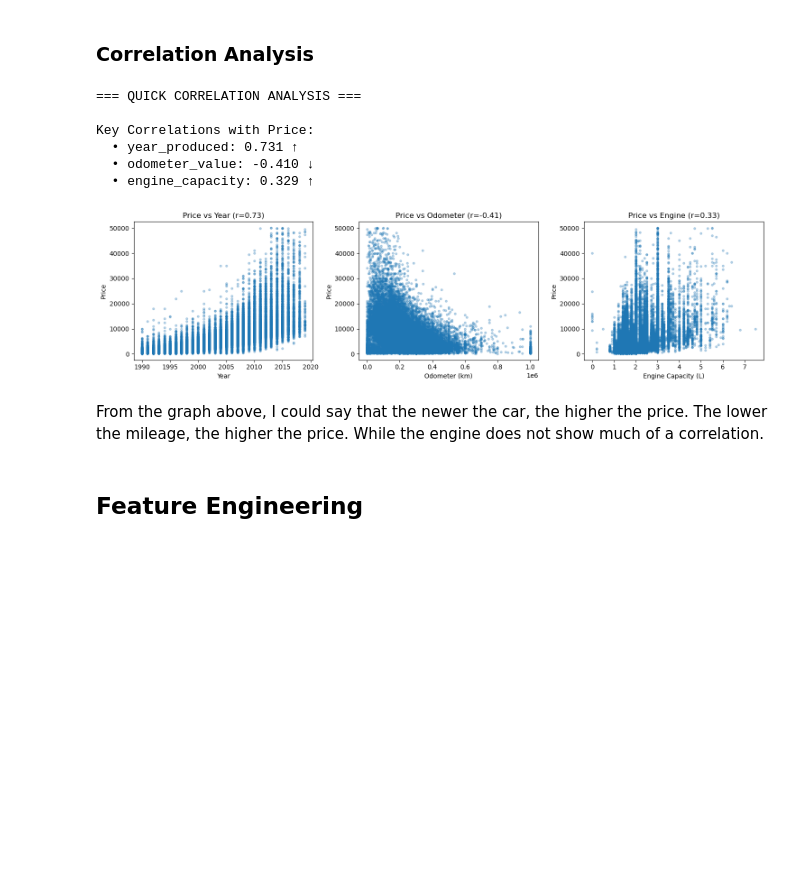
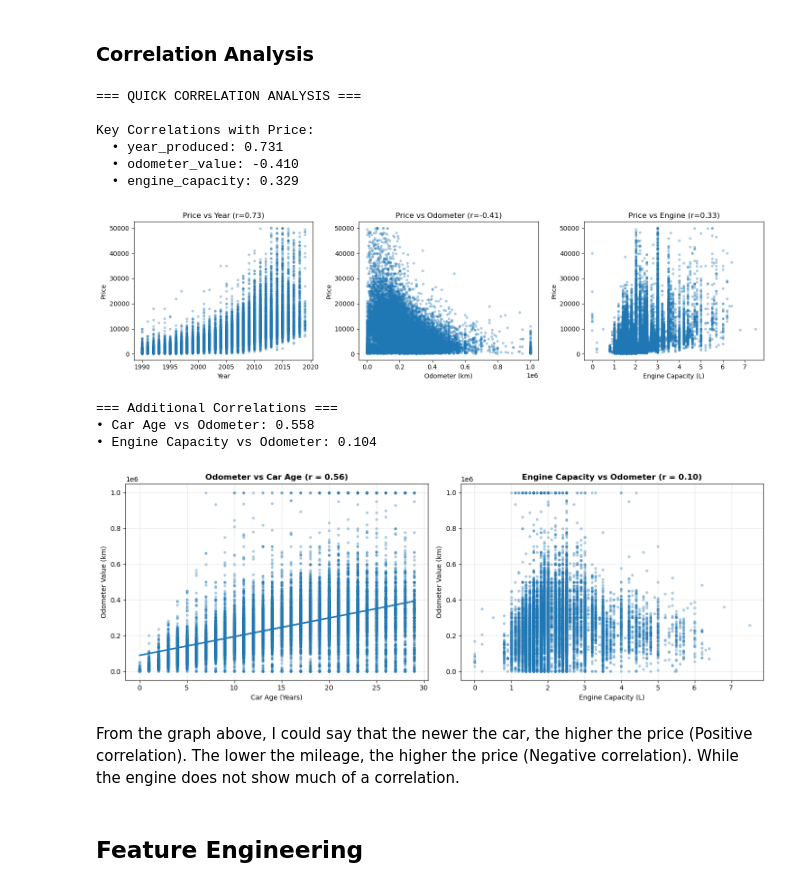
Before and after one commit to hafyze/Degree_FYP, a Jupyter notebook: notebooks/smart_car_system.ipynb, the cells around one changed output. Saved outputs shown, nothing was run; the diff lists cells and outputs as text; code cells hidden in the pictures; blank space fills up the shorter version.

```diff
--- a/notebooks/smart_car_system.ipynb
+++ b/notebooks/smart_car_system.ipynb
@@ -1113,8 +1116,7 @@ corr_matrix = df_clean[numerical_cols].corr()
 print("\nKey Correlations with Price:")
 for col in ['year_produced', 'odometer_value', 'engine_capacity']:
     corr = corr_matrix.loc['price_usd', col]
-    direction = "↑" if corr > 0 else "↓"
-    print(f"  • {col}: {corr:.3f} {direction}")
+    print(f"  • {col}: {corr:.3f}")
 
 # Quick visualization
 fig, axes = plt.subplots(1, 3, figsize=(15, 4))
@@ -1143,12 +1145,68 @@ plt.show()
 === QUICK CORRELATION ANALYSIS ===
 
 Key Correlations with Price:
-  • year_produced: 0.731 ↑
-  • odometer_value: -0.410 ↓
-  • engine_capacity: 0.329 ↑
+  • year_produced: 0.731
+  • odometer_value: -0.410
+  • engine_capacity: 0.329
 [figure]
+# %%
+fig, axes = plt.subplots(1, 2, figsize=(14, 5))
+
+corr_age_odometer = df_clean[['car_age', 'odometer_value']].corr().iloc[0, 1]
+corr_engine_odometer = df_clean[['engine_capacity', 'odometer_value']].corr().iloc[0, 1]
+
+print("=== Additional Correlations ===")
+print(f"• Car Age vs Odometer: {corr_age_odometer:.3f}")
+print(f"• Engine Capacity vs Odometer: {corr_engine_odometer:.3f}")
+
+axes[0].scatter(
+    df_clean['car_age'],
+    df_clean['odometer_value'],
+    alpha=0.3,
+    s=10
+)
+
+# Trend line
+z = py.polyfit(df_clean['car_age'], df_clean['odometer_value'], 1)
+p = py.poly1d(z)
+axes[0].plot(
+    df_clean['car_age'],
+    p(df_clean['car_age']),
+    linewidth=2
+)
+
+axes[0].set_title(
+    f"Odometer vs Car Age (r = {corr_age_odometer:.2f})",
+    fontweight='bold'
+)
+axes[0].set_xlabel("Car Age (Years)")
+axes[0].set_ylabel("Odometer Value (km)")
+axes[0].grid(True, alpha=0.3)
+
+axes[1].scatter(
+    df_clean['engine_capacity'],
+    df_clean['odometer_value'],
+    alpha=0.3,
+    s=10
+)
+
+axes[1].set_title(
+    f"Engine Capacity vs Odometer (r = {corr_engine_odometer:.2f})",
+    fontweight='bold'
+)
+axes[1].set_xlabel("Engine Capacity (L)")
+axes[1].set_ylabel("Odometer Value (km)")
+axes[1].grid(True, alpha=0.3)
+
+plt.tight_layout()
+plt.show()
+# %% [output]
+=== Additional Correlations ===
+• Car Age vs Odometer: 0.558
+• Engine Capacity vs Odometer: 0.104
+[figure, added]
 # %% [markdown]
-From the graph above, I could say that the newer the car, the higher the price. The lower the mileage, the higher the price. While the engine does not show much of a correlation.
+From the graph above, I could say that the newer the car, the higher the price (Positive correlation). The lower the mileage, the higher the price (Negative correlation). While the engine does not show much of a correlation.
 # %% [markdown]
 ## Feature Engineering
 # %%
```
Also changed, not shown: parts of 26 cells of this notebook, 7 other files.
